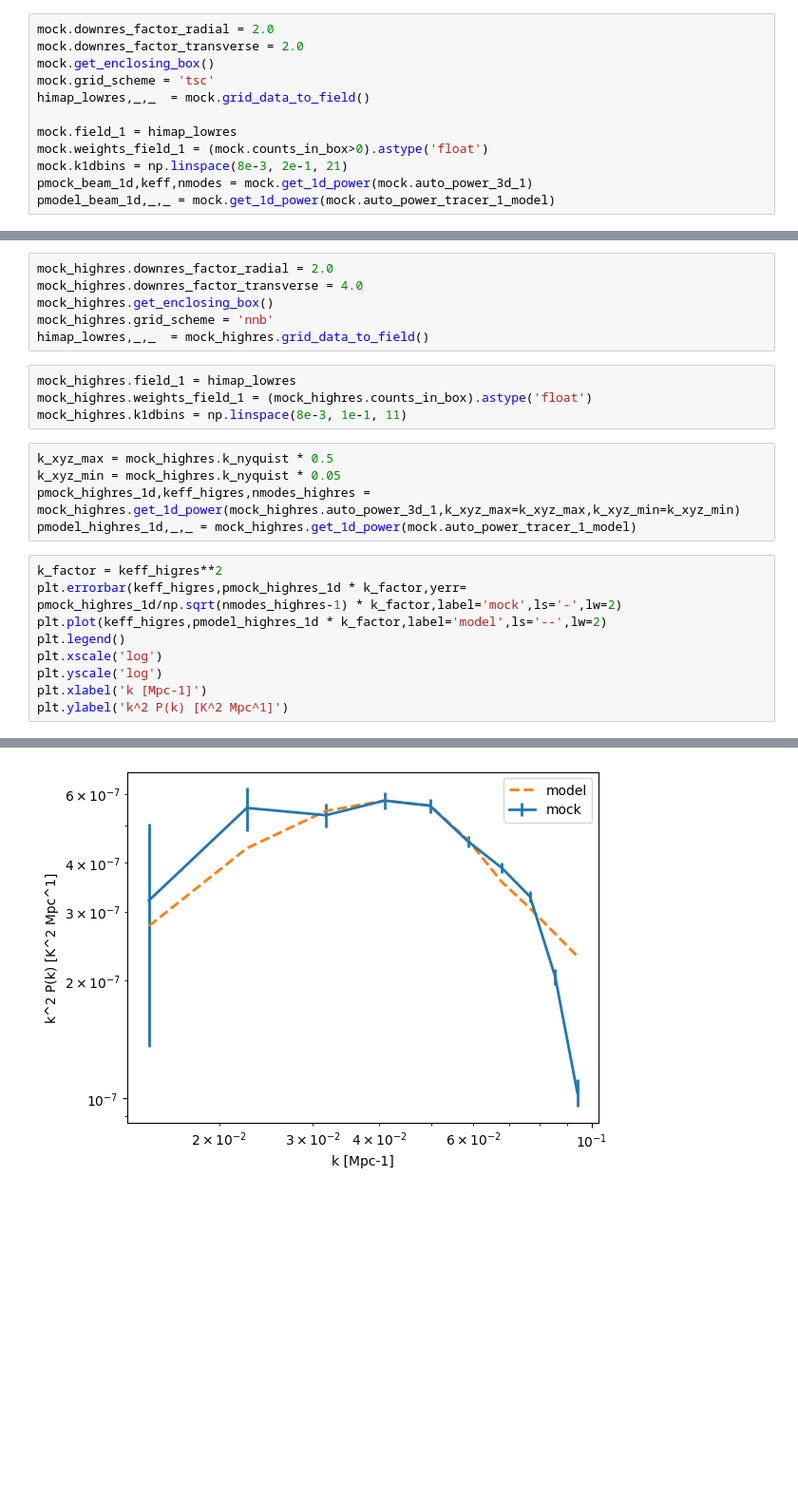
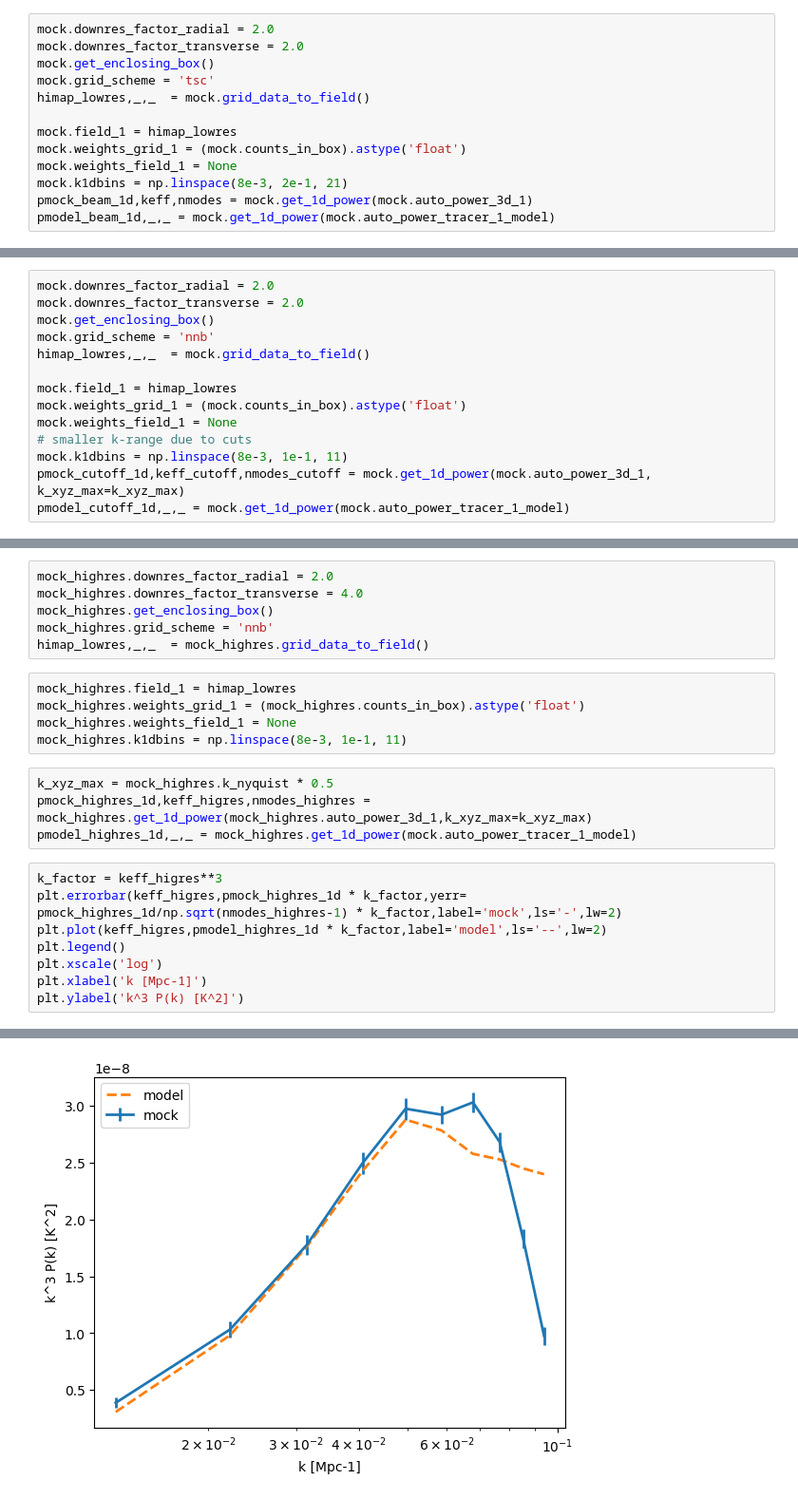
Before and after one commit to zhaotingchen/meer21cm, a Jupyter notebook: docs/source/cookbook/resolution.ipynb, the cells around one changed output, grey strips where cells are left out. Shown at 95% size. Saved outputs shown, nothing was run; the diff lists cells and outputs as text; blank space fills up the shorter version.

```diff
--- a/docs/source/cookbook/resolution.ipynb
+++ b/docs/source/cookbook/resolution.ipynb
@@ -175,7 +174,8 @@ mock.grid_scheme = 'tsc'
 himap_lowres,_,_  = mock.grid_data_to_field()
 
 mock.field_1 = himap_lowres
-mock.weights_field_1 = (mock.counts_in_box>0).astype('float')
+mock.weights_grid_1 = (mock.counts_in_box).astype('float')
+mock.weights_field_1 = None
 mock.k1dbins = np.linspace(8e-3, 2e-1, 21)
 pmock_beam_1d,keff,nmodes = mock.get_1d_power(mock.auto_power_3d_1)
 pmodel_beam_1d,_,_ = mock.get_1d_power(mock.auto_power_tracer_1_model)
@@ -244,0 +237,14 @@ Finally, while we have set the simulation resolution to be high enough, the conv
+# %%
+mock.downres_factor_radial = 2.0
+mock.downres_factor_transverse = 2.0
+mock.get_enclosing_box()
+mock.grid_scheme = 'nnb'
+himap_lowres,_,_  = mock.grid_data_to_field()
+
+mock.field_1 = himap_lowres
+mock.weights_grid_1 = (mock.counts_in_box).astype('float')
+mock.weights_field_1 = None
+# smaller k-range due to cuts
+mock.k1dbins = np.linspace(8e-3, 1e-1, 11)
+pmock_cutoff_1d,keff_cutoff,nmodes_cutoff = mock.get_1d_power(mock.auto_power_3d_1, k_xyz_max=k_xyz_max)
+pmodel_cutoff_1d,_,_ = mock.get_1d_power(mock.auto_power_tracer_1_model)
@@ -285,20 +308,19 @@ mock_highres.grid_scheme = 'nnb'
 himap_lowres,_,_  = mock_highres.grid_data_to_field()
 # %%
 mock_highres.field_1 = himap_lowres
-mock_highres.weights_field_1 = (mock_highres.counts_in_box).astype('float')
+mock_highres.weights_grid_1 = (mock_highres.counts_in_box).astype('float')
+mock_highres.weights_field_1 = None
 mock_highres.k1dbins = np.linspace(8e-3, 1e-1, 11)
 # %%
 k_xyz_max = mock_highres.k_nyquist * 0.5
-k_xyz_min = mock_highres.k_nyquist * 0.05
-pmock_highres_1d,keff_higres,nmodes_highres = mock_highres.get_1d_power(mock_highres.auto_power_3d_1,k_xyz_max=k_xyz_max,k_xyz_min=k_xyz_min)
+pmock_highres_1d,keff_higres,nmodes_highres = mock_highres.get_1d_power(mock_highres.auto_power_3d_1,k_xyz_max=k_xyz_max)
 pmodel_highres_1d,_,_ = mock_highres.get_1d_power(mock.auto_power_tracer_1_model)
 # %%
-k_factor = keff_higres**2
+k_factor = keff_higres**3
 plt.errorbar(keff_higres,pmock_highres_1d * k_factor,yerr= pmock_highres_1d/np.sqrt(nmodes_highres-1) * k_factor,label='mock',ls='-',lw=2)
 plt.plot(keff_higres,pmodel_highres_1d * k_factor,label='model',ls='--',lw=2)
 plt.legend()
 plt.xscale('log')
-plt.yscale('log')
 plt.xlabel('k [Mpc-1]')
-plt.ylabel('k^2 P(k) [K^2 Mpc^1]')
+plt.ylabel('k^3 P(k) [K^2]')
 # %% [output]
@@ -306 +328 @@ Text(0, 0.5, 'k^2 P(k) [K^2 Mpc^1]')
-[figure, old version]
+[figure, new version]
```
Also changed, not shown: parts of 14 cells of this notebook, 1 other file.
